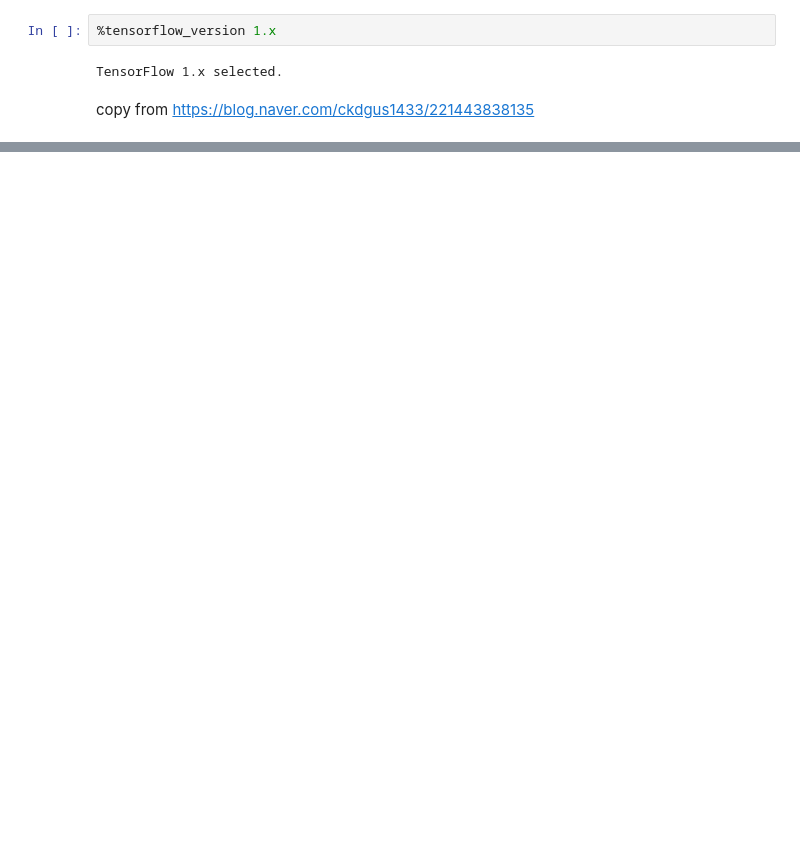
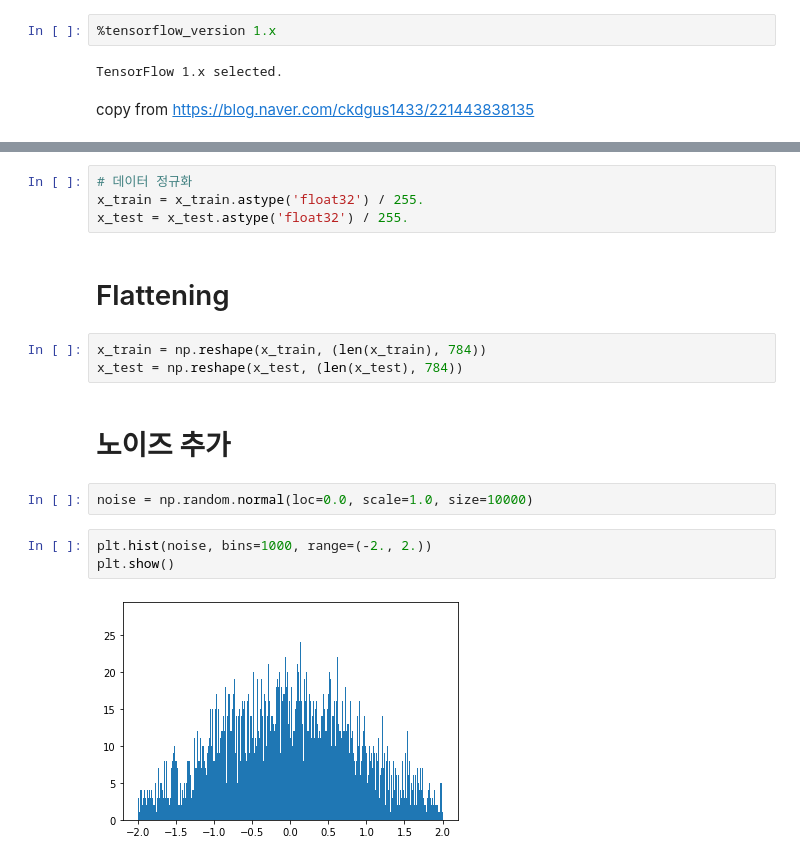
Before and after one commit to dhrim/opensw_camp_2020, a Jupyter notebook: material/deep_learning/denoising_autoencoder.ipynb, the cells around one changed output, grey strips where cells are left out. Drawn from its saved outputs; the diff is of its cells as text; blank space fills up the shorter version.

```diff
--- a/material/deep_learning/denoising_autoencoder.ipynb
+++ b/material/deep_learning/denoising_autoencoder.ipynb
@@ -107,0 +22,18 @@ Epoch 100/100
+# %%
+# 데이터 정규화
+x_train = x_train.astype('float32') / 255.
+x_test = x_test.astype('float32') / 255.
+# %% [markdown]
+# Flattening
+# %%
+x_train = np.reshape(x_train, (len(x_train), 784))
+x_test = np.reshape(x_test, (len(x_test), 784))
+# %% [markdown]
+# 노이즈 추가
+# %%
+noise = np.random.normal(loc=0.0, scale=1.0, size=10000)
+# %%
+plt.hist(noise, bins=1000, range=(-2., 2.))
+plt.show()
+# %% [output]
+[figure, added]
```
Also changed, not shown: parts of 13 cells of this notebook.
